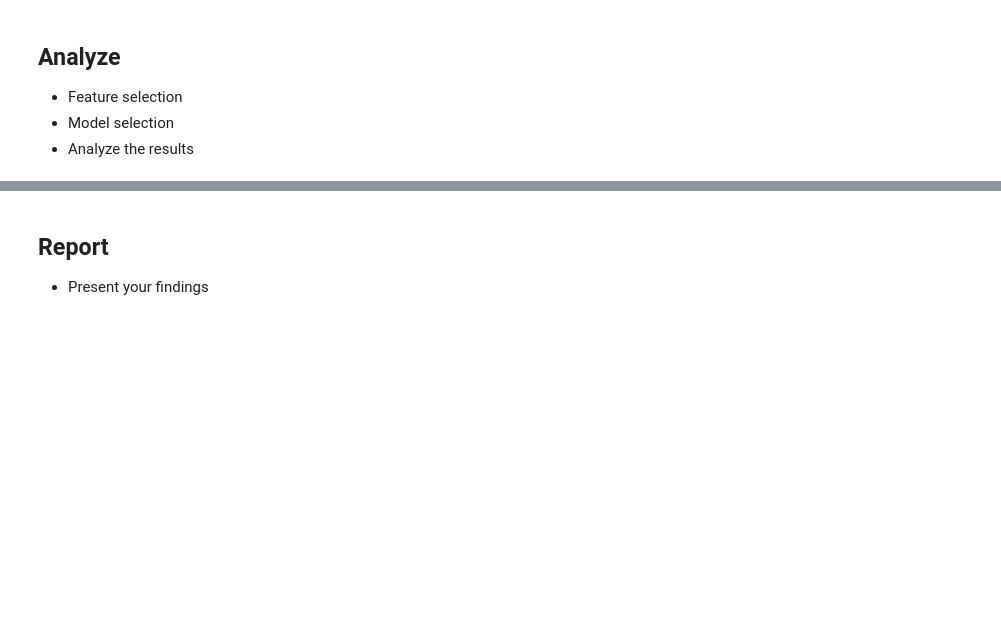
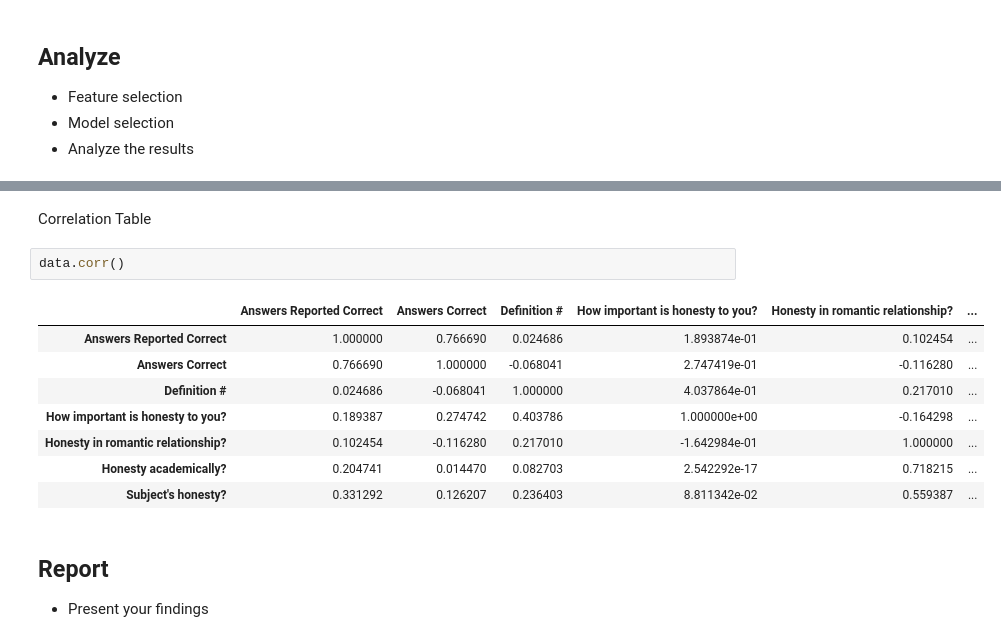
Before and after one commit to AkashMullick/statProject, a Jupyter notebook: Final Project.ipynb, the cells around one changed output, grey strips where cells are left out. Cells and saved outputs as stored; diff of their text form; blank space fills up the shorter version.

```diff
--- a/Final Project.ipynb
+++ b/Final Project.ipynb
@@ -210,3 +250,16 @@ Data
+# %% [markdown]
+Correlation Table
+# %%
+data.corr()
+# %% [output]
+|  | Answers Reported Correct | Answers Correct | Definition # | How important is honesty to you? | Honesty in romantic relationship? | ... |
+| Answers Reported Correct | 1.000000 | 0.766690 | 0.024686 | 1.893874e-01 | 0.102454 | ... |
+| Answers Correct | 0.766690 | 1.000000 | -0.068041 | 2.747419e-01 | -0.116280 | ... |
+| Definition # | 0.024686 | -0.068041 | 1.000000 | 4.037864e-01 | 0.217010 | ... |
+| How important is honesty to you? | 0.189387 | 0.274742 | 0.403786 | 1.000000e+00 | -0.164298 | ... |
+| Honesty in romantic relationship? | 0.102454 | -0.116280 | 0.217010 | -1.642984e-01 | 1.000000 | ... |
+| Honesty academically? | 0.204741 | 0.014470 | 0.082703 | 2.542292e-17 | 0.718215 | ... |
+| Subject's honesty? | 0.331292 | 0.126207 | 0.236403 | 8.811342e-02 | 0.559387 | ... |
 # %% [markdown]
 ## Report
 
```
Also changed, not shown: parts of 9 cells of this notebook.
